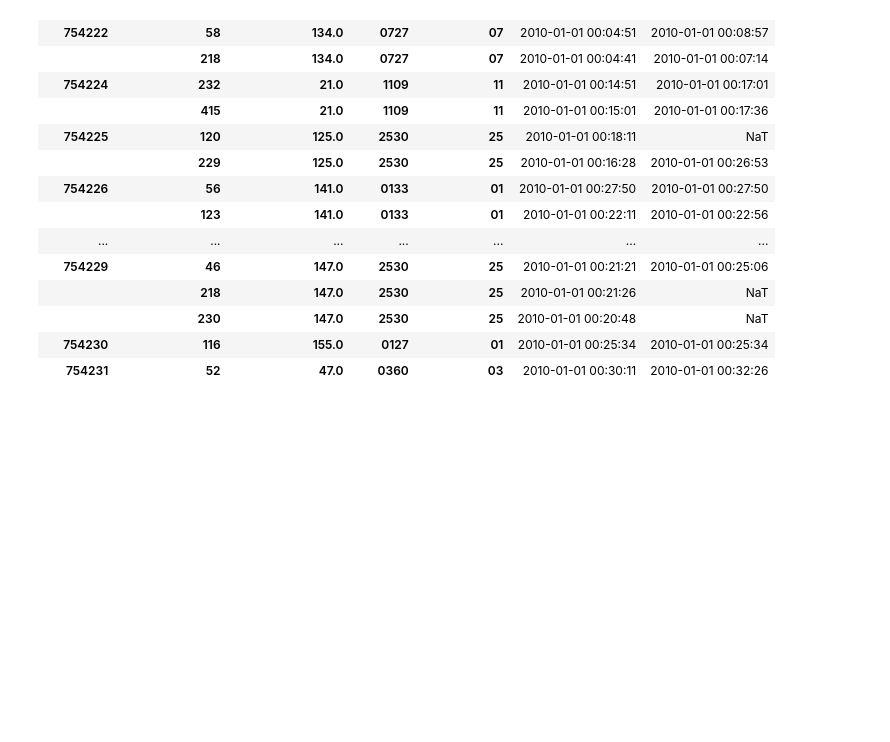
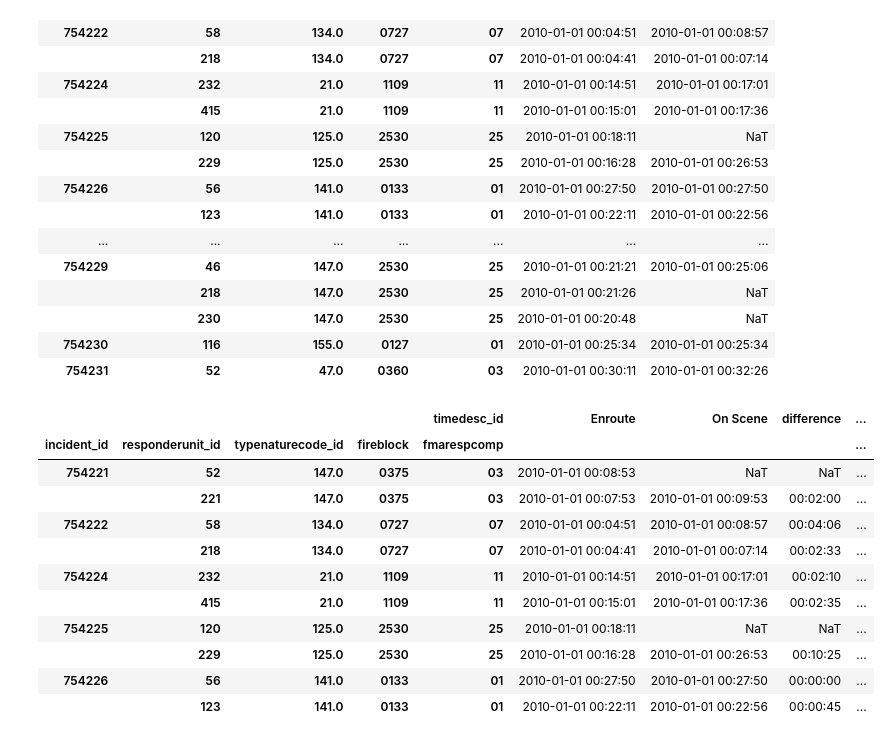
Before and after one commit to hackoregon/emergency-response, a Jupyter notebook: notebooks/travel_time_eda.ipynb, the cells around one changed output. Saved outputs shown, nothing was run; the diff lists cells and outputs as text; code cells hidden in the pictures; blank space fills up the shorter version.

```diff
--- a/notebooks/travel_time_eda.ipynb
+++ b/notebooks/travel_time_eda.ipynb
@@ -41,3 +46,21 @@ table.head(20)
 |  | 230 | 147.0 | 2530 | 25 | 2010-01-01 00:20:48 | NaT |
 | 754230 | 116 | 155.0 | 0127 | 01 | 2010-01-01 00:25:34 | 2010-01-01 00:25:34 |
 | 754231 | 52 | 47.0 | 0360 | 03 | 2010-01-01 00:30:11 | 2010-01-01 00:32:26 |
+# %%
+table["difference"] = table['On Scene'].sub(table['Enroute'], axis = 0)
+table["difference"].astype('timedelta64[s]')
+table["TravelTimeMinutes"] = (table["difference"] / pd.Timedelta(minutes=1, seconds=0))
+table.head(10)
+# %% [output]
+|  |  |  |  | timedesc_id | Enroute | On Scene | difference | ... |
+| incident_id | responderunit_id | typenaturecode_id | fireblock | fmarespcomp |  |  |  | ... |
+| 754221 | 52 | 147.0 | 0375 | 03 | 2010-01-01 00:08:53 | NaT | NaT | ... |
+|  | 221 | 147.0 | 0375 | 03 | 2010-01-01 00:07:53 | 2010-01-01 00:09:53 | 00:02:00 | ... |
+| 754222 | 58 | 134.0 | 0727 | 07 | 2010-01-01 00:04:51 | 2010-01-01 00:08:57 | 00:04:06 | ... |
+|  | 218 | 134.0 | 0727 | 07 | 2010-01-01 00:04:41 | 2010-01-01 00:07:14 | 00:02:33 | ... |
+| 754224 | 232 | 21.0 | 1109 | 11 | 2010-01-01 00:14:51 | 2010-01-01 00:17:01 | 00:02:10 | ... |
+|  | 415 | 21.0 | 1109 | 11 | 2010-01-01 00:15:01 | 2010-01-01 00:17:36 | 00:02:35 | ... |
+| 754225 | 120 | 125.0 | 2530 | 25 | 2010-01-01 00:18:11 | NaT | NaT | ... |
+|  | 229 | 125.0 | 2530 | 25 | 2010-01-01 00:16:28 | 2010-01-01 00:26:53 | 00:10:25 | ... |
+| 754226 | 56 | 141.0 | 0133 | 01 | 2010-01-01 00:27:50 | 2010-01-01 00:27:50 | 00:00:00 | ... |
+|  | 123 | 141.0 | 0133 | 01 | 2010-01-01 00:22:11 | 2010-01-01 00:22:56 | 00:00:45 | ... |
```
Also changed, not shown: parts of 10 cells of this notebook, 8 other files.
